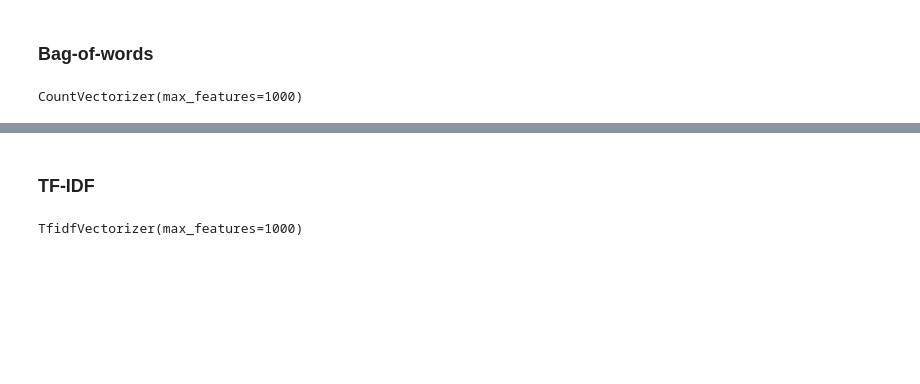
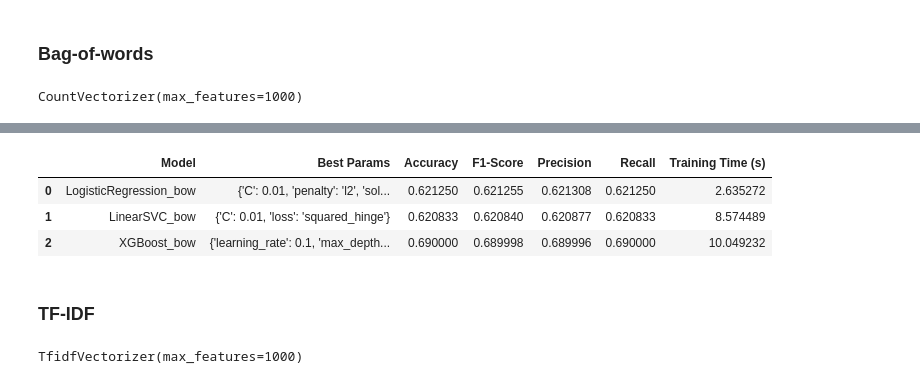
Before and after one commit to AminaManseur29/ENSAE_NLP_project, a Jupyter notebook: notebook.ipynb, the cells around one changed output, grey strips where cells are left out. Saved outputs shown, nothing was run; the diff lists cells and outputs as text; code cells hidden in the pictures; blank space fills up the shorter version.

Commit message:
Fine-tuning des paramètres des modèles

```diff
--- a/notebook.ipynb
+++ b/notebook.ipynb
@@ -816,0 +827,9 @@ CountVectorizer(max_features=1000)
+# %%
+# Appliquer la vectorisation BoW sur les textes
+x_train_bow_vectorized = vectorizer.transform(text_train).toarray()
+x_test_bow_vectorized = vectorizer.transform(text_test).toarray()
+# %%
+# Normalisation (important pour SVM notamment)
+scaler_bow = StandardScaler()
+x_train_bow_scaled = scaler_bow.fit_transform(x_train_bow_vectorized)
+x_test_bow_scaled = scaler_bow.transform(x_test_bow_vectorized)
@@ -816,0 +841,3 @@ CountVectorizer(max_features=1000)
+# %%
+# Pour Bag of Words
+results_bow = train_and_tune_models(x_train_bow_scaled, y_train_bow, x_test_bow_scaled, y_test_bow, feature_type='bow')
@@ -817,3 +879,10 @@ CountVectorizer(max_features=1000)
+# %%
+results_bow
+# %% [output]
+|  | Model | Best Params | Accuracy | F1-Score | Precision | Recall | Training Time (s) |
+| 0 | LogisticRegression_bow | {'C': 0.01, 'penalty': 'l2', 'sol... | 0.621250 | 0.621255 | 0.621308 | 0.621250 | 2.635272 |
+| 1 | LinearSVC_bow | {'C': 0.01, 'loss': 'squared_hinge'} | 0.620833 | 0.620840 | 0.620877 | 0.620833 | 8.574489 |
+| 2 | XGBoost_bow | {'learning_rate': 0.1, 'max_depth... | 0.690000 | 0.689998 | 0.689996 | 0.690000 | 10.049232 |
 # %% [markdown]
 ### TF-IDF
 # %%
```
Also changed, not shown: parts of 40 cells of this notebook, 26 other files.
